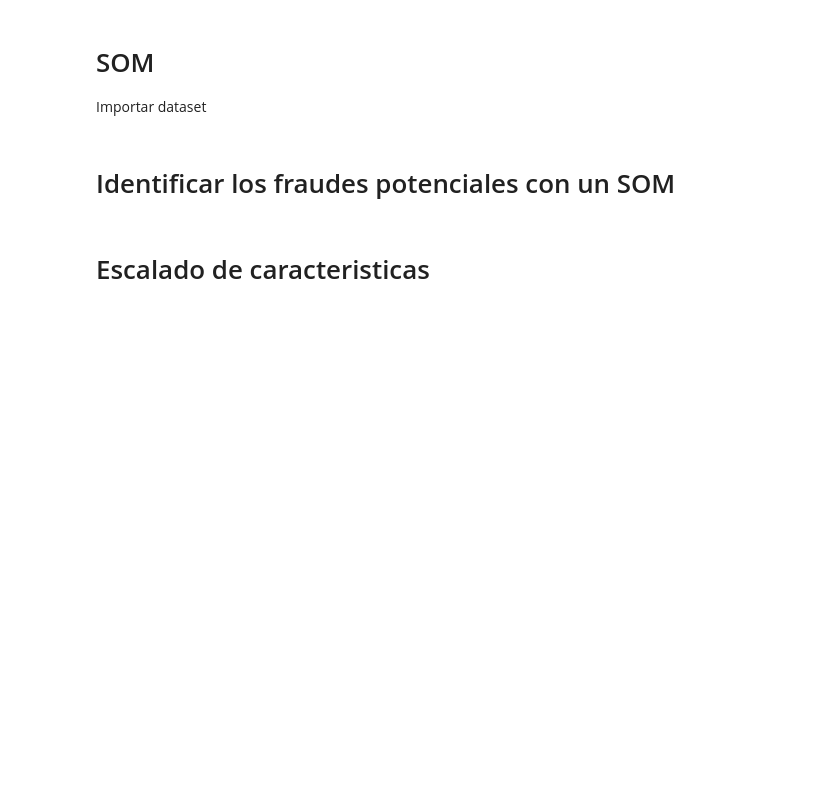
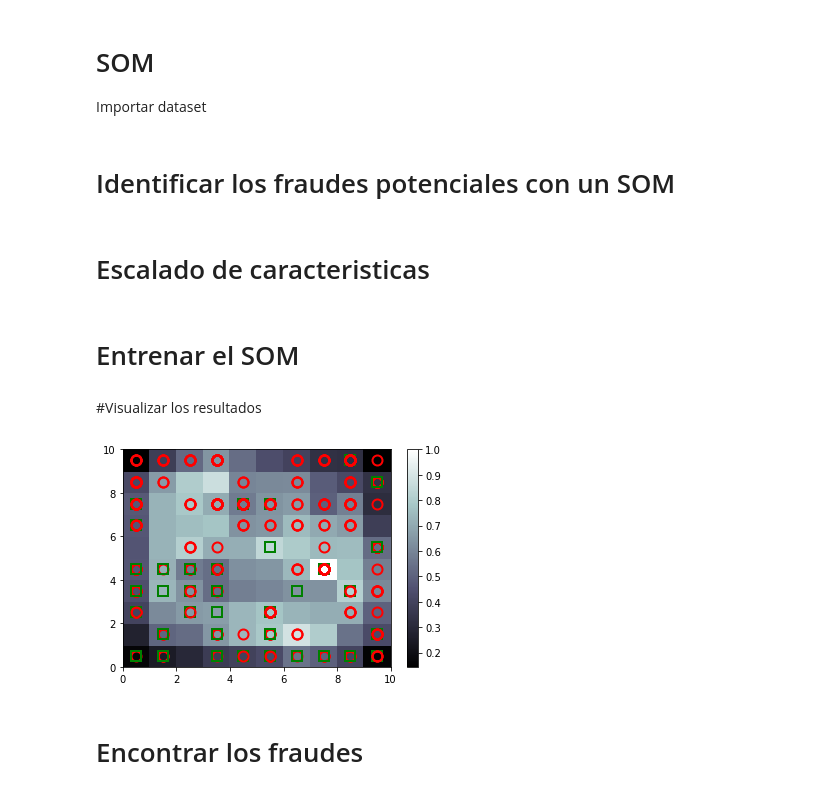
Before and after one commit to sergioarnold87/Practica_Sergio, a Jupyter notebook: Caso_practico_SOM.ipynb, the cells around one changed output. Cells and saved outputs as stored; diff of their text form; code cells hidden in the pictures; blank space fills up the shorter version.

```diff
--- a/Caso_practico_SOM.ipynb
+++ b/Caso_practico_SOM.ipynb
@@ -30,3 +30,31 @@ y = dataset.iloc[:, -1].values
 from sklearn.preprocessing import MinMaxScaler
 sc = MinMaxScaler(feature_range = (0, 1))
 X = sc.fit_transform(X)
+# %% [markdown]
+# Entrenar el SOM
+# %%
+import sys
+sys.path.append('/content/drive/MyDrive/Datasets/')
+from minisom import MiniSom
+som = MiniSom(x = 10, y = 10, input_len = 15, sigma = 1.0, learning_rate = 0.5)
+som.random_weights_init(X)
+som.train_random(data = X, num_iteration = 100)
+# %% [markdown]
+#Visualizar los resultados
+# %%
+from pylab import bone, pcolor, colorbar, plot, show
+bone()
+pcolor(som.distance_map().T)
+colorbar()
+markers = ['o', 's']
+colors = ['r', 'g']
+for i, x in enumerate(X):
+    w = som.winner(x)
+    plot(w[0]+0.5, w[1]+0.5,
+         markers[y[i]], markeredgecolor = colors[y[i]], markerfacecolor = 'None',
+         markersize = 10, markeredgewidth = 2)
+show()
+# %% [output]
+[figure, added]
+# %% [markdown]
+# Encontrar los fraudes
```
Also changed, not shown: parts of 23 cells of this notebook.
